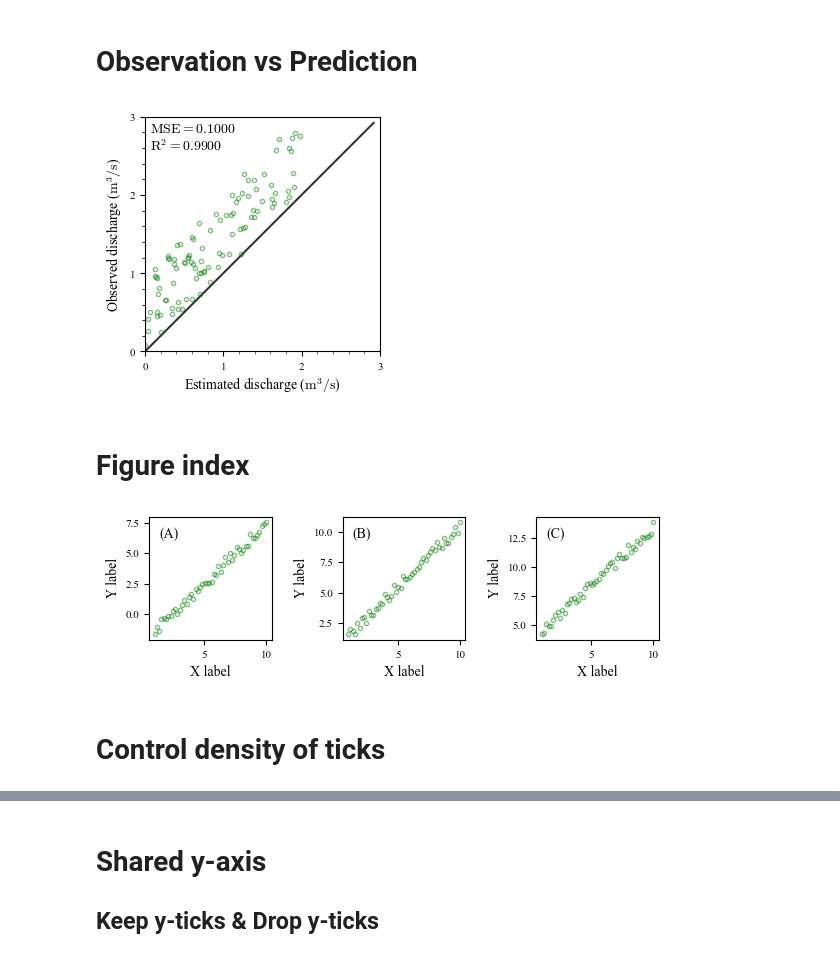
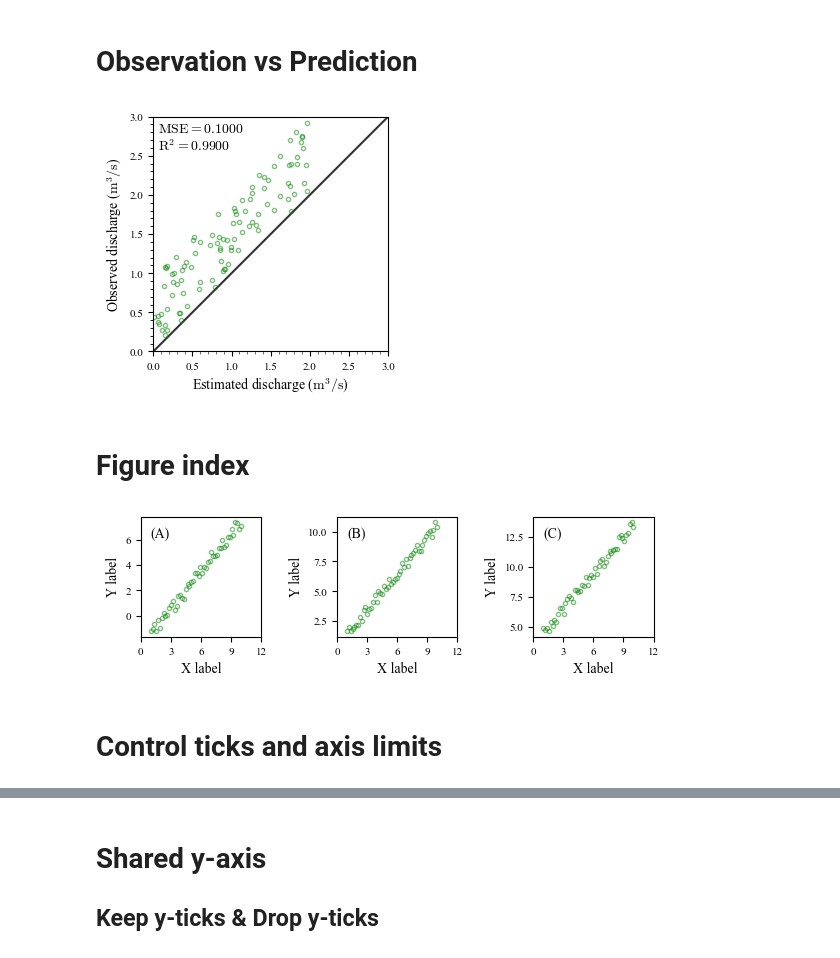
Before and after one commit to ruozhoulin/PlotPublication, a Jupyter notebook: tutorial_1_component.ipynb, the cells around one changed output, grey strips where cells are left out. Cells and saved outputs as stored; diff of their text form; code cells hidden in the pictures.

Commit message:
Better ticks

```diff
--- a/tutorial_1_component.ipynb
+++ b/tutorial_1_component.ipynb
@@ -22,38 +22,36 @@ y = x + np.random.rand(100)
 
 # * draft plot x-y
 ax.plot(x, y, "g", alpha=0.5, linestyle="", marker=".", markerfacecolor="none")
 
 # * get maximum range of each ax
 limits = [
     np.max([np.min([ax.get_xlim(), ax.get_ylim()]), 0]),  # min of both axes, but no smaller than 0
     np.max([ax.get_xlim(), ax.get_ylim()]),  # max of both axes
 ]
 # adjust limits of x and y
 ax.set_xlim(limits)
 ax.set_ylim(limits)
 
 # * plot y=x according to the limits of x and y
 ax.plot(limits, limits, "k-", alpha=0.8, zorder=0)
 
-set_tick_number_x(3, ax)
-set_tick_number_y(3, ax)
+set_axis(ax, "x", 0, 3, 7)
+set_axis(ax, "y", 0, 3, 7)
 enable_minor_locator(ax)
-ticks_align_limits_x(ax)
-ticks_align_limits_y(ax)
 
 ax.set_xlabel("Estimated discharge (%s)" % UnitTex.discharge("m", "s"))
 ax.set_ylabel("Observed discharge (%s)" % UnitTex.discharge("m", "s"))
 
 # * add statistic metrics
 nse = 0.99 # r2(np.array(x), np.array(y))
 loss = 0.1 # mse(np.array(x), np.array(y))
 text_metric = "$\mathrm{MSE} = %.4f$\n$\mathrm{R^2} =%.4f$" % (loss, nse)
 
 Fig.corner_annotate(ax, text_metric)
 
 # fig.tight_layout()
 # %% [output]
-[figure, old version]
+[figure, new version]
 # %% [markdown]
 # Figure index
 # %%
@@ -68,11 +66,14 @@ y = x + np.random.rand(50) - 3
 ax.plot(x, y, "g", alpha=0.5, linestyle="", marker=".", markerfacecolor="none")
 ax.set_xlabel("X label")
 ax.set_ylabel("Y label")
+set_axis(ax, "x", 0, 12, 5)
+# set_axis(ax, "y", 0, 3, 7)
 
 ax = axes[1]
 ax.cla()  # clear the current Axes state without closing it.
 y = x + np.random.rand(50)
 ax.plot(x, y, "g", alpha=0.5, linestyle="", marker=".", markerfacecolor="none")
+set_axis(ax, "x", 0, 12, 5)
 ax.set_xlabel("X label")
 ax.set_ylabel("Y label")
 
@@ -80,6 +81,7 @@ ax = axes[2]
 ax.cla()  # clear the current Axes state without closing it.
 y = x + np.random.rand(50) + 3
 ax.plot(x, y, "g", alpha=0.5, linestyle="", marker=".", markerfacecolor="none")
+set_axis(ax, "x", 0, 12, 5)
 ax.set_xlabel("X label")
 ax.set_ylabel("Y label")
 
@@ -91,6 +93,6 @@ Fig.corner_annotate(axes[2], "(C)", pad=inch)
 
 fig.tight_layout(w_pad=2)
 # %% [output]
-[figure, old version]
+[figure, new version]
 # %% [markdown]
-# Control density of ticks
+# Control **ticks** and axis **limits**
```
Also changed, not shown: parts of 5 cells of this notebook, 1 other file.
